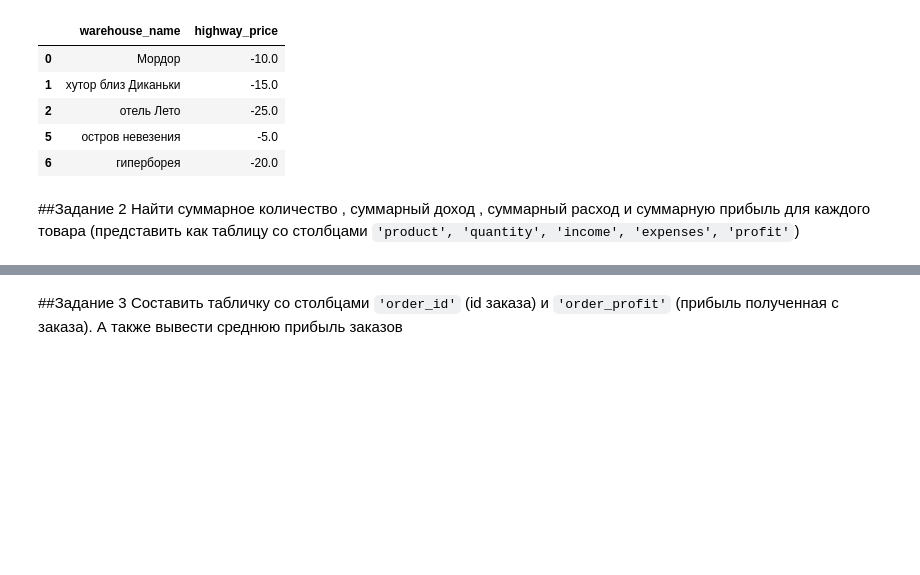
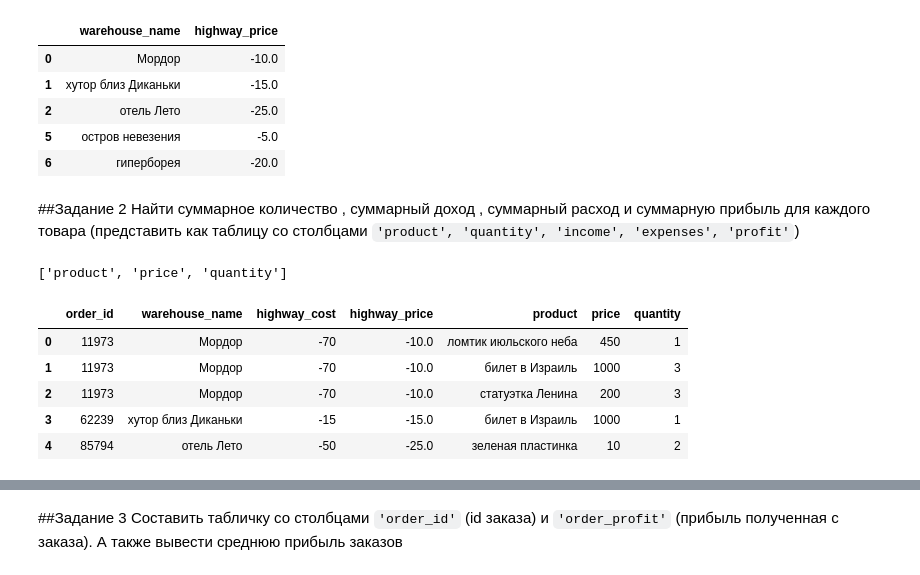
Before and after one commit to julianzim/suppi_trial_task, a Jupyter notebook: suppi_trial_task.ipynb, the cells around one changed output, grey strips where cells are left out. Drawn from its saved outputs; the diff is of its cells as text; code cells hidden in the pictures; blank space fills up the shorter version.

```diff
--- a/suppi_trial_task.ipynb
+++ b/suppi_trial_task.ipynb
@@ -65,3 +62,20 @@ highway_prices
 # %% [markdown]
 ##Задание 2
 Найти суммарное количество , суммарный доход , суммарный расход и суммарную прибыль для каждого товара (представить как таблицу со столбцами `'product', 'quantity', 'income', 'expenses', 'profit'`)
+# %%
+keys = list(df.products[0][0].keys())
+keys
+# %% [output]
+['product', 'price', 'quantity']
+# %%
+exploded_df = df.explode('products', ignore_index=True)
+exploded_df[keys] = exploded_df.products.apply(lambda x: pd.Series([x.get(keys[0]), x.get(keys[1]), x.get(keys[2])]))
+exploded_df.drop(['products'], axis=1, inplace=True)
+exploded_df.head()
+# %% [output]
+|  | order_id | warehouse_name | highway_cost | highway_price | product | price | quantity |
+| 0 | 11973 | Мордор | -70 | -10.0 | ломтик июльского неба | 450 | 1 |
+| 1 | 11973 | Мордор | -70 | -10.0 | билет в Израиль | 1000 | 3 |
+| 2 | 11973 | Мордор | -70 | -10.0 | статуэтка Ленина | 200 | 3 |
+| 3 | 62239 | хутор близ Диканьки | -15 | -15.0 | билет в Израиль | 1000 | 1 |
+| 4 | 85794 | отель Лето | -50 | -25.0 | зеленая пластинка | 10 | 2 |
```
Also changed, not shown: parts of 14 cells of this notebook.
